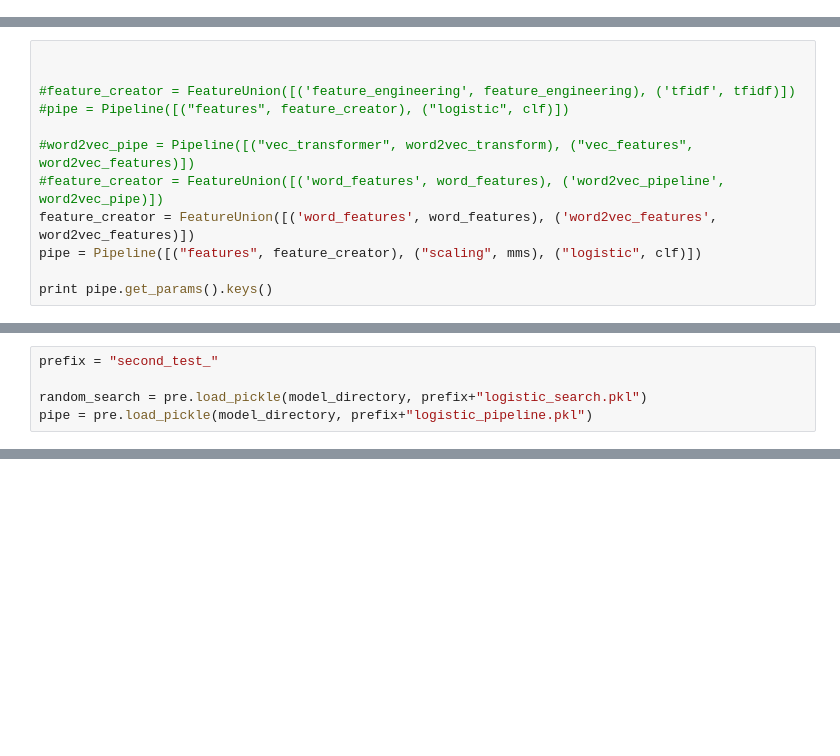
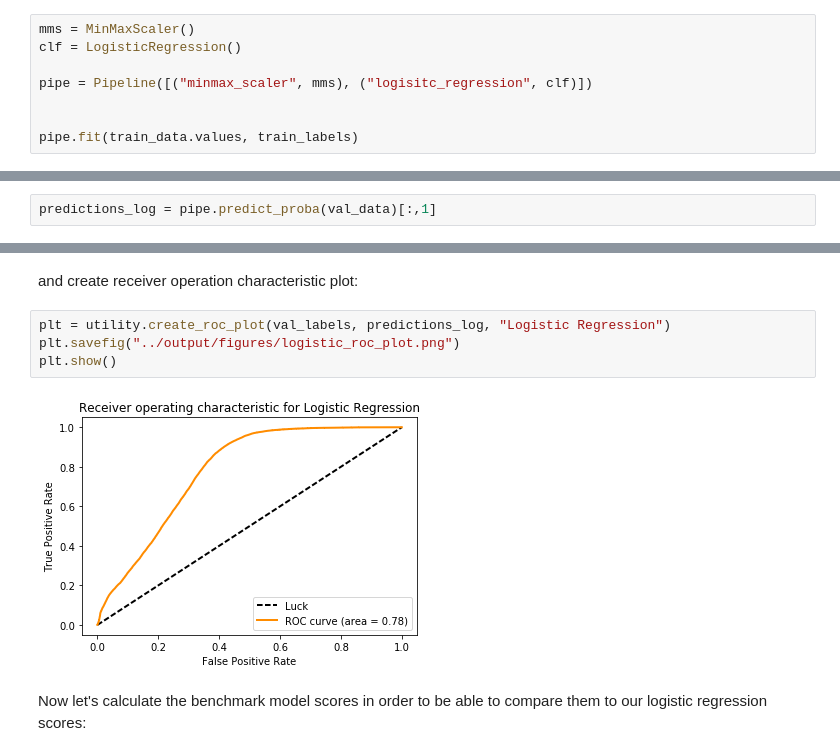
Before and after one commit to schorlem/capstone_project, a Jupyter notebook: notebooks/logistic_regression-01-als.ipynb, the cells around one changed output, grey strips where cells are left out. Saved outputs shown, nothing was run; the diff lists cells and outputs as text; blank space fills up the shorter version.

```diff
--- a/notebooks/logistic_regression-01-als.ipynb
+++ b/notebooks/logistic_regression-01-als.ipynb
@@ -35,0 +35,8 @@ y = train_data["is_duplicate"].values
+# %%
+mms = MinMaxScaler()
+clf = LogisticRegression()
+
+pipe = Pipeline([("minmax_scaler", mms), ("logisitc_regression", clf)])
+
+
+pipe.fit(train_data.values, train_labels)
@@ -62,12 +54,0 @@ train_data["q2_vecsum"] = train_data["q2_tokens"].apply(lambda x: pre.question_t
-# %%
-
-
-#feature_creator = FeatureUnion([('feature_engineering', feature_engineering), ('tfidf', tfidf)])
-#pipe = Pipeline([("features", feature_creator), ("logistic", clf)])
-
-#word2vec_pipe = Pipeline([("vec_transformer", word2vec_transform), ("vec_features", word2vec_features)])
-#feature_creator = FeatureUnion([('word_features', word_features), ('word2vec_pipeline', word2vec_pipe)])
-feature_creator = FeatureUnion([('word_features', word_features), ('word2vec_features', word2vec_features)])
-pipe = Pipeline([("features", feature_creator), ("scaling", mms), ("logistic", clf)])
-
-print pipe.get_params().keys()
@@ -141,5 +54,0 @@ pre.save_pickle(pipe, model_directory, prefix+"logistic_pipeline.pkl")
-# %%
-prefix = "second_test_"
-
-random_search = pre.load_pickle(model_directory, prefix+"logistic_search.pkl")
-pipe = pre.load_pickle(model_directory, prefix+"logistic_pipeline.pkl")
@@ -196,0 +57,2 @@ Mean accuracy: 0.6801 (std: 0.0012)
+# %%
+predictions_log = pipe.predict_proba(val_data)[:,1]
@@ -196,0 +70,10 @@ Mean accuracy: 0.6801 (std: 0.0012)
+# %% [markdown]
+and create receiver operation characteristic plot:
+# %%
+plt = utility.create_roc_plot(val_labels, predictions_log, "Logistic Regression")
+plt.savefig("../output/figures/logistic_roc_plot.png")
+plt.show()
+# %% [output]
+[figure, added]
+# %% [markdown]
+Now let's calculate the benchmark model scores in order to be able to compare them to our logistic regression scores:
```
Also changed, not shown: parts of 28 cells of this notebook, 4 other files.
